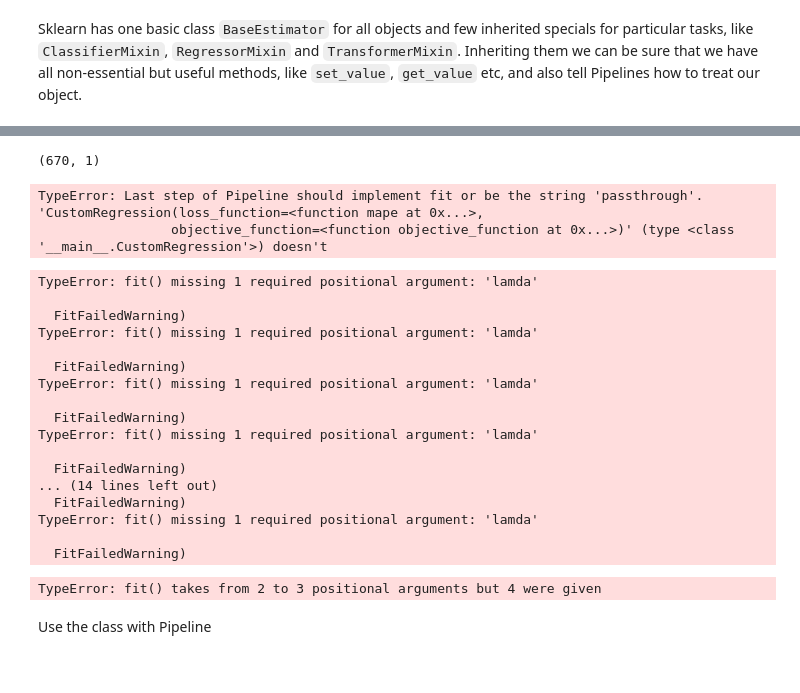
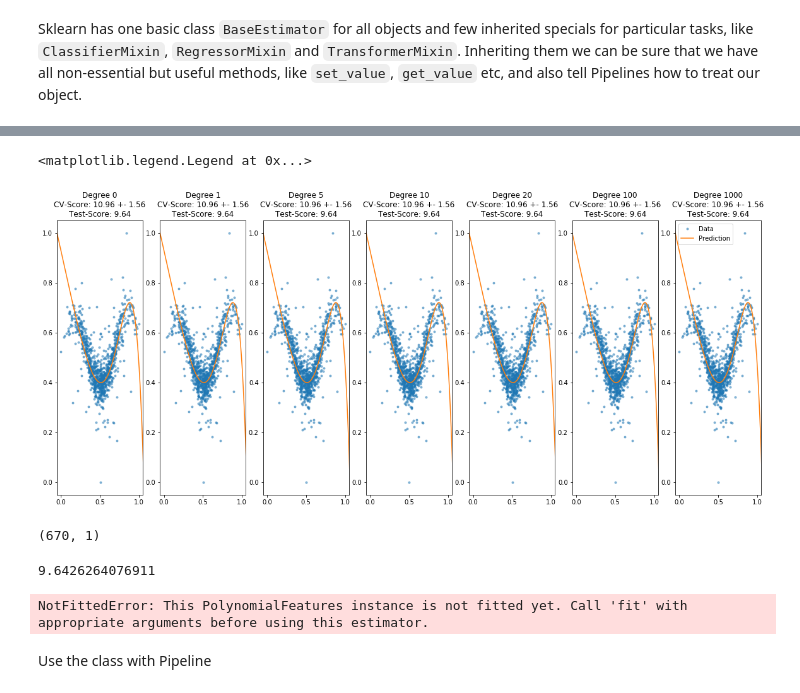
Before and after one commit to halynavs/gl-ml-basecamp, a Jupyter notebook: HW-2/HW-2-L2-regulization.ipynb, the cells around one changed output, grey strips where cells are left out. Saved outputs shown, nothing was run; the diff lists cells and outputs as text; code cells hidden in the pictures.

```diff
--- a/HW-2/HW-2-L2-regulization.ipynb
+++ b/HW-2/HW-2-L2-regulization.ipynb
@@ -333,3 +439,38 @@ class CustomRegression(BaseEstimator, RegressorMixin):
   def fit_predict(self, X, y):
     self.fit(X,y)
     return self.predict(X)
+# %%
+%%time
+results = {}
+row_results = {}
+for i,n in enumerate(lamda_list):
+  polynomial_features = PolynomialFeatures(degree = 10, include_bias=True) # create instance of transformer
+  regression = CustomRegression() # create instance of model
+
+  # make pipeline as list of pairs (<stage name>, <stage object>):
+  pipeline = Pipeline([("polynomial_features", polynomial_features), # augment data
+                       ("linear_regression", regression)]) # apply linear regression
+
+  # Evaluate pipeline using crossvalidation and score() method
+  scores = cross_val_score(pipeline, X_train, y_train, cv=10)
+
+  pipeline.fit(X_train, y_train)
+  # Make single evaluation on test set
+  test_scores = pipeline.score(X_test, y_test)
+
+  # Save results
+  results[n] = {'CV_mean':scores.mean(), 'CV_std':scores.std(), 'Test':test_scores}
+  row_results[n] = scores
+
+  # Plot results
+  line_x = np.linspace(-0.1, 1.1, 1000).reshape(1000,1)
+  line_y = pipeline.predict(line_x)
+
+  ax = plt.subplot(1, len(lamda_list), i + 1)
+  ax.plot(X, y, '.', alpha = 0.5, label = 'Data')
+  ax.autoscale(enable = False)
+  ax.plot(line_x, line_y, '-', label = 'Prediction')
+  plt.title("Degree %i\nCV-Score: %.2f +- %.2f\nTest-Score: %.2f"%(n, results[n]['CV_mean'],results[n]['CV_std'],results[n]['Test']))
+
+plt.legend()
+# %% [output]
@@ -336,3 +478,5 @@ class CustomRegression(BaseEstimator, RegressorMixin):
+<matplotlib.legend.Legend at 0x...>
+[figure, added]
 # %%
 X_train.shape
 # %% [output]
@@ -344,11 +488,10 @@ regression = CustomRegression() # create instance of model
   # make pipeline as list of pairs (<stage name>, <stage object>):
 pipeline = Pipeline([("polynomial_features", polynomial_features), # augment data
                        ("linear_regression", regression)]) # apply linear regressionregression = CustomRegression()
-pipeline.fit1(X_train, y_train,10)
+pipeline.fit(X_train, y_train)
 print(pipeline.score(X_test, y_test))
 # %% [output]
-TypeError: Last step of Pipeline should implement fit or be the string 'passthrough'. 'CustomRegression(loss_function=<function mape at 0x...>,
-                 objective_function=<function objective_function at 0x...>)' (type <class '__main__.CustomRegression'>) doesn't
+9.6426264076911
 # %%
 %%time
 results = {}
@@ -361,14 +504,12 @@ for i,n in enumerate(lamda_list):
   pipeline = Pipeline([("polynomial_features", polynomial_features), # augment data
                        ("linear_regression", regression)]) # apply linear regression
 
-  # from now we can treat pipeline as a single model, applying all stages when using fit() and predict()
-
-
   # Evaluate pipeline using crossvalidation and score() method
   scores = cross_val_score(pipeline, X_train, y_train, cv=10)
-  pipeline.fit(X_train, y_train, 10)
+
+  #pipeline.fit(X_train, y_train)
   # Make single evaluation on test set
-  test_scores = pipeline.score(X_test, y_test)
+  #test_scores = pipeline.score(X_test, y_test)
 
   # Save results
   results[n] = {'CV_mean':scores.mean(), 'CV_std':scores.std(), 'Test':test_scores}
@@ -378,7 +519,7 @@ for i,n in enumerate(lamda_list):
   line_x = np.linspace(-0.1, 1.1, 1000).reshape(1000,1)
   line_y = pipeline.predict(line_x)
 
-  ax = plt.subplot(1, len(degrees), i + 1)
+  ax = plt.subplot(1, len(lamda_list), i + 1)
   ax.plot(X, y, '.', alpha = 0.5, label = 'Data')
   ax.autoscale(enable = False)
   ax.plot(line_x, line_y, '-', label = 'Prediction')
@@ -386,24 +527,7 @@ for i,n in enumerate(lamda_list):
 
 plt.legend()
 # %% [output]
-TypeError: fit() missing 1 required positional argument: 'lamda'
-
-  FitFailedWarning)
-TypeError: fit() missing 1 required positional argument: 'lamda'
-
-  FitFailedWarning)
-TypeError: fit() missing 1 required positional argument: 'lamda'
-
-  FitFailedWarning)
-TypeError: fit() missing 1 required positional argument: 'lamda'
-
-  FitFailedWarning)
-... (14 lines left out)
-  FitFailedWarning)
-TypeError: fit() missing 1 required positional argument: 'lamda'
-
-  FitFailedWarning)
+NotFittedError: This PolynomialFeatures instance is not fitted yet. Call 'fit' with appropriate arguments before using this estimator.
-TypeError: fit() takes from 2 to 3 positional arguments but 4 were given
 # %%
 # class CustomRegression(BaseEstimator, TransformerMixin):
 #     def __init__(self):
```
Also changed, not shown: parts of 23 cells of this notebook.
